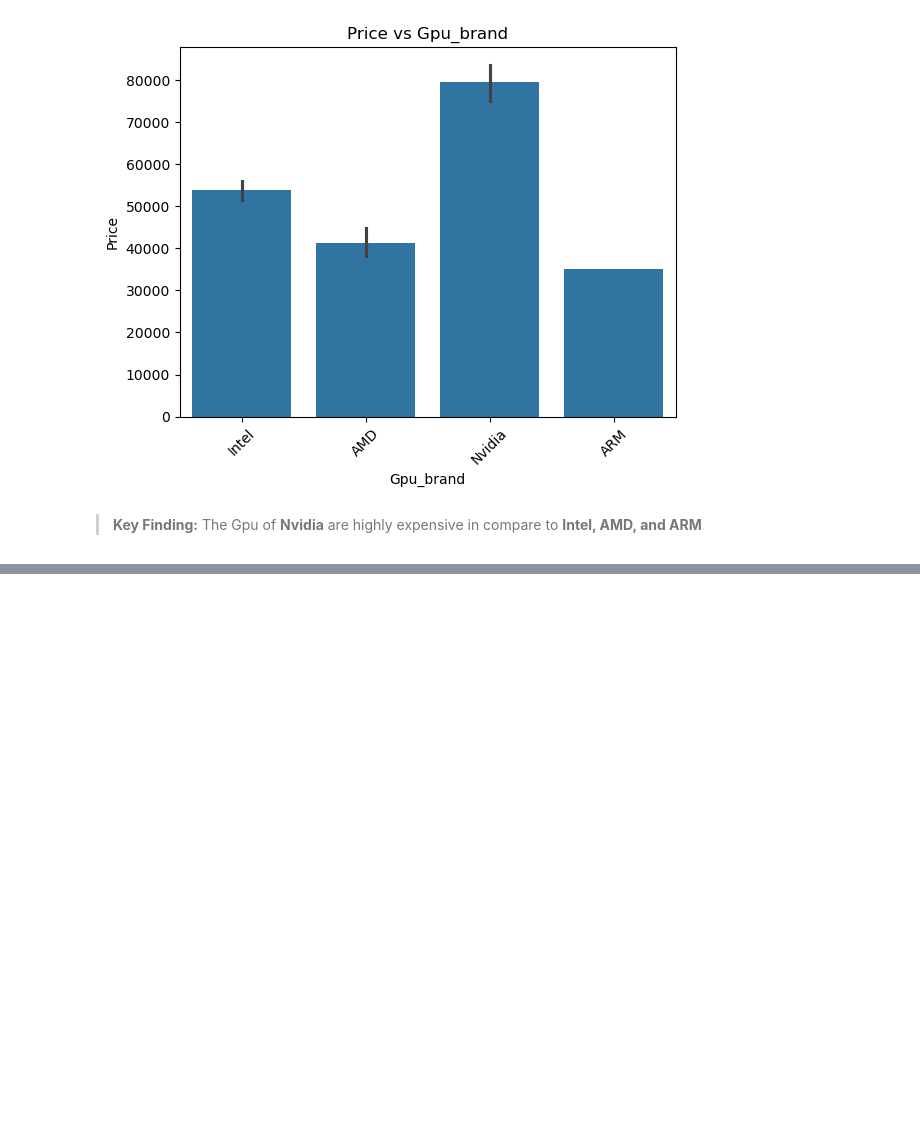
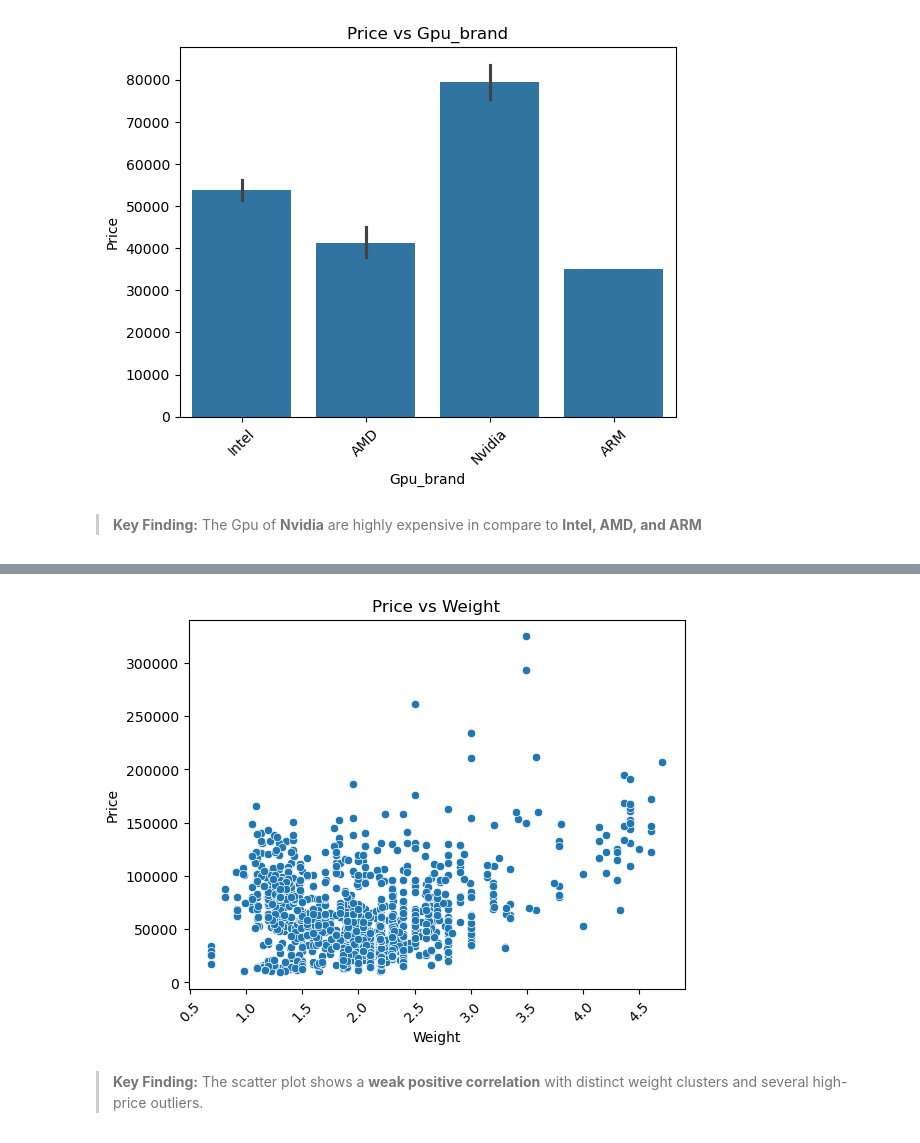
Before and after one commit to proshanta-pal/Laptop-Price-Prediction-using-Machine-Learning, a Jupyter notebook: notebooks/laptop_price_prediction.ipynb, the cells around one changed output, grey strips where cells are left out. Cells and saved outputs as stored; diff of their text form; code cells hidden in the pictures; blank space fills up the shorter version.

```diff
--- a/notebooks/laptop_price_prediction.ipynb
+++ b/notebooks/laptop_price_prediction.ipynb
@@ -570,0 +651,11 @@ plt.show()
+# %%
+# How the Weight affect laptop prices?
+sns.scatterplot(data=df, x='Weight', y='Price')
+plt.title("Price vs Weight")
+plt.xticks(rotation=45)
+plt.savefig("../outputs/figures/16_price_vs_weight.png", dpi=150, bbox_inches="tight")
+plt.show()
+# %% [output]
+[figure, added]
+# %% [markdown]
+> **Key Finding:** The scatter plot shows a **weak positive correlation** with distinct weight clusters and several high-price outliers.
```
Also changed, not shown: parts of 16 cells of this notebook, 10 other files.
